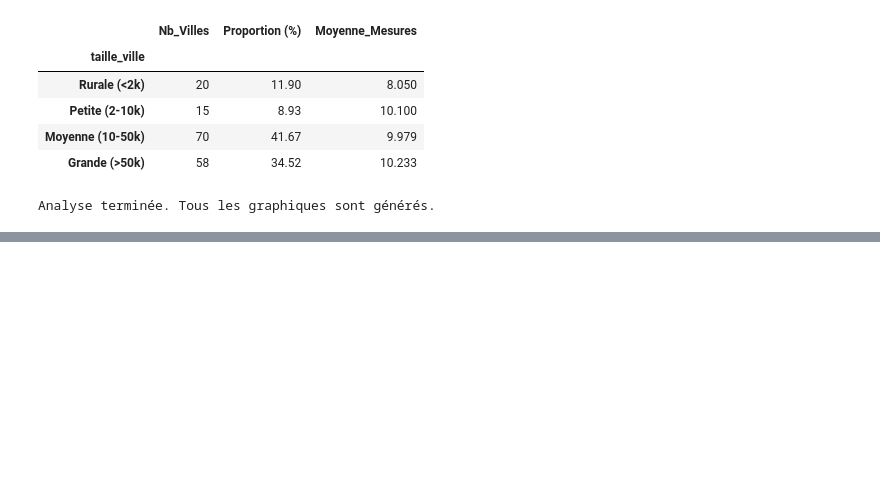
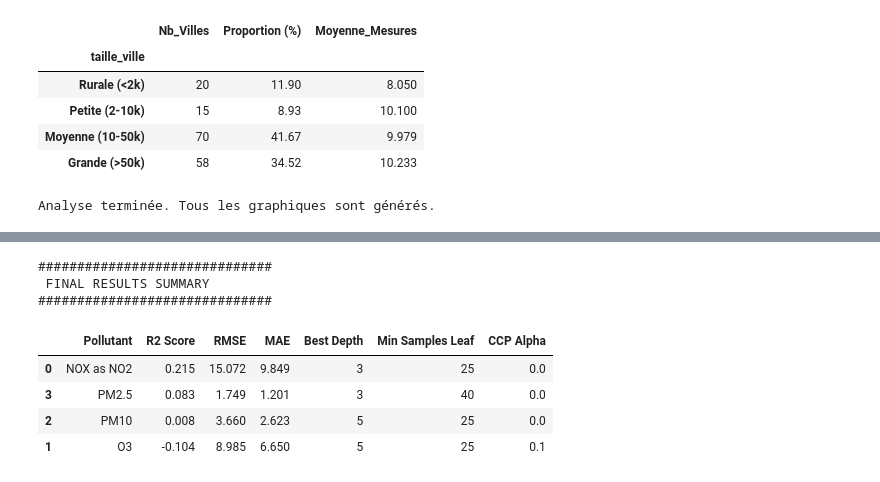
Before and after one commit to TheoSan75/Projet_Python_ENSAE_2A, a Jupyter notebook: main_clean.ipynb, the cells around one changed output, grey strips where cells are left out. Drawn from its saved outputs; the diff is of its cells as text; code cells hidden in the pictures; blank space fills up the shorter version.

```diff
--- a/main_clean.ipynb
+++ b/main_clean.ipynb
@@ -176,0 +306,19 @@ Analyse terminée. Tous les graphiques sont générés.
+# %%
+# Affichage des résultats dans un tableau final
+
+print("\n" + "#"*30)
+print(" Résultats finaux ")
+print("#"*30)
+df_results = pd.DataFrame(results_table)
+# Sort by Performance (R2)
+df_results = df_results.sort_values(by="R2 Score", ascending=False)
+display(df_results)
+# %% [output]
+##############################
+ FINAL RESULTS SUMMARY
+##############################
+|  | Pollutant | R2 Score | RMSE | MAE | Best Depth | Min Samples Leaf | CCP Alpha |
+| 0 | NOX as NO2 | 0.215 | 15.072 | 9.849 | 3 | 25 | 0.0 |
+| 3 | PM2.5 | 0.083 | 1.749 | 1.201 | 3 | 40 | 0.0 |
+| 2 | PM10 | 0.008 | 3.660 | 2.623 | 5 | 25 | 0.0 |
+| 1 | O3 | -0.104 | 8.985 | 6.650 | 5 | 25 | 0.1 |
```
Also changed, not shown: parts of 4 cells of this notebook.
